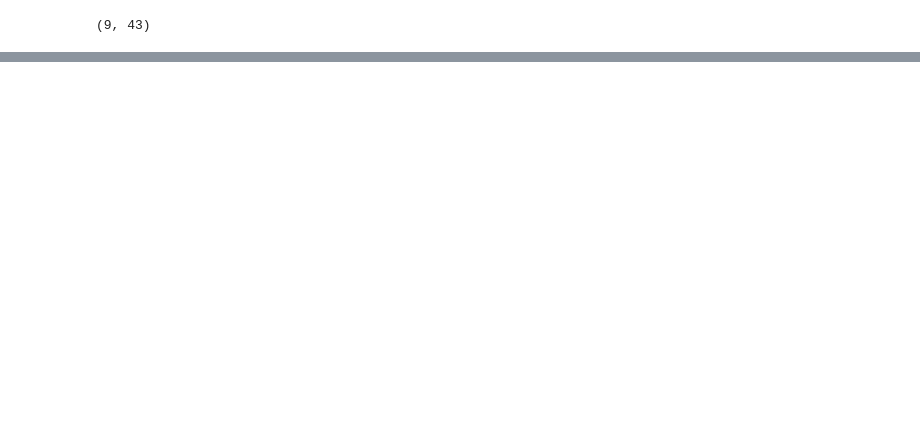
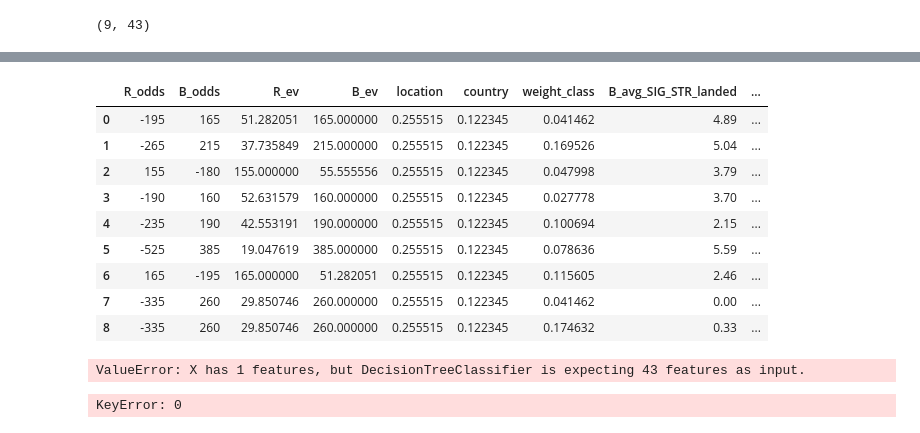
Before and after one commit to kyuro7793/MMA-fight-predictor, a Jupyter notebook: mmadata.ipynb, the cells around one changed output, grey strips where cells are left out. Saved outputs shown, nothing was run; the diff lists cells and outputs as text; code cells hidden in the pictures; blank space fills up the shorter version.

```diff
--- a/mmadata.ipynb
+++ b/mmadata.ipynb
@@ -20,5 +23,5 @@ os.listdir()
 # %%
-path="C:\\Users\\andyr\\Documents\\file\\side\\projects\\ufc"
+path="C:\\Users\\andyr\\Documents\\file\\side\\projects\\ufc\\datasets"
 # %%
 os.chdir(path)
 # %%
@@ -576,0 +562,30 @@ test.shape
+# %%
+test
+# %% [output]
+|  | R_odds | B_odds | R_ev | B_ev | location | country | weight_class | B_avg_SIG_STR_landed | ... |
+| 0 | -195 | 165 | 51.282051 | 165.000000 | 0.255515 | 0.122345 | 0.041462 | 4.89 | ... |
+| 1 | -265 | 215 | 37.735849 | 215.000000 | 0.255515 | 0.122345 | 0.169526 | 5.04 | ... |
+| 2 | 155 | -180 | 155.000000 | 55.555556 | 0.255515 | 0.122345 | 0.047998 | 3.79 | ... |
+| 3 | -190 | 160 | 52.631579 | 160.000000 | 0.255515 | 0.122345 | 0.027778 | 3.70 | ... |
+| 4 | -235 | 190 | 42.553191 | 190.000000 | 0.255515 | 0.122345 | 0.100694 | 2.15 | ... |
+| 5 | -525 | 385 | 19.047619 | 385.000000 | 0.255515 | 0.122345 | 0.078636 | 5.59 | ... |
+| 6 | 165 | -195 | 165.000000 | 51.282051 | 0.255515 | 0.122345 | 0.115605 | 2.46 | ... |
+| 7 | -335 | 260 | 29.850746 | 260.000000 | 0.255515 | 0.122345 | 0.041462 | 0.00 | ... |
+| 8 | -335 | 260 | 29.850746 | 260.000000 | 0.255515 | 0.122345 | 0.174632 | 0.33 | ... |
+# %%
+# hard voting
+
+models=[model1,model2,model3]
+
+
+
+for index,row in test.iterrows():
+
+    pred1=model1.predict(np.array(row).reshape(-1,1))
+    print(pred1)
+# %% [output]
+ValueError: X has 1 features, but DecisionTreeClassifier is expecting 43 features as input.
+# %%
+test[0]
+# %% [output]
+KeyError: 0
```
Also changed, not shown: parts of 24 cells of this notebook, 19 other files.
